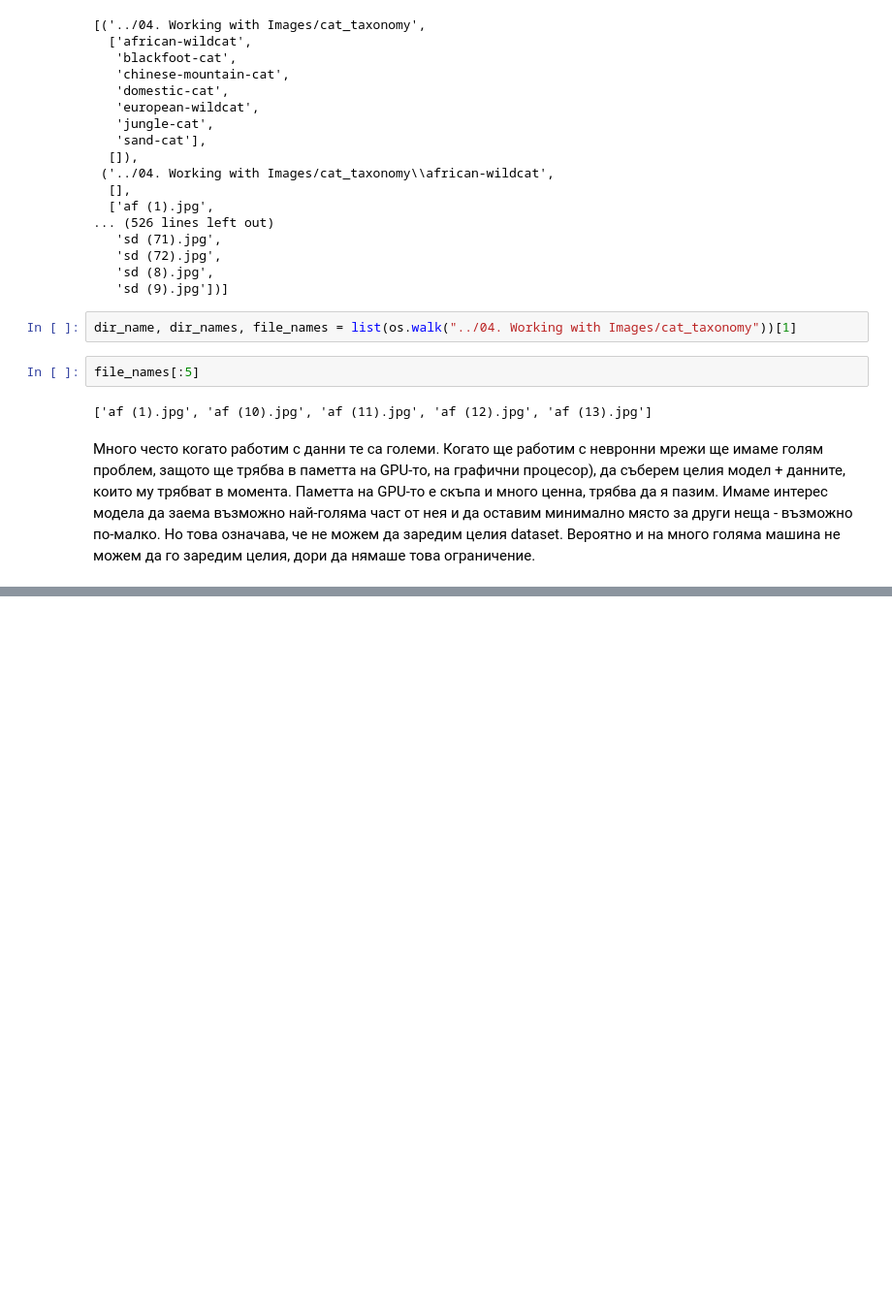
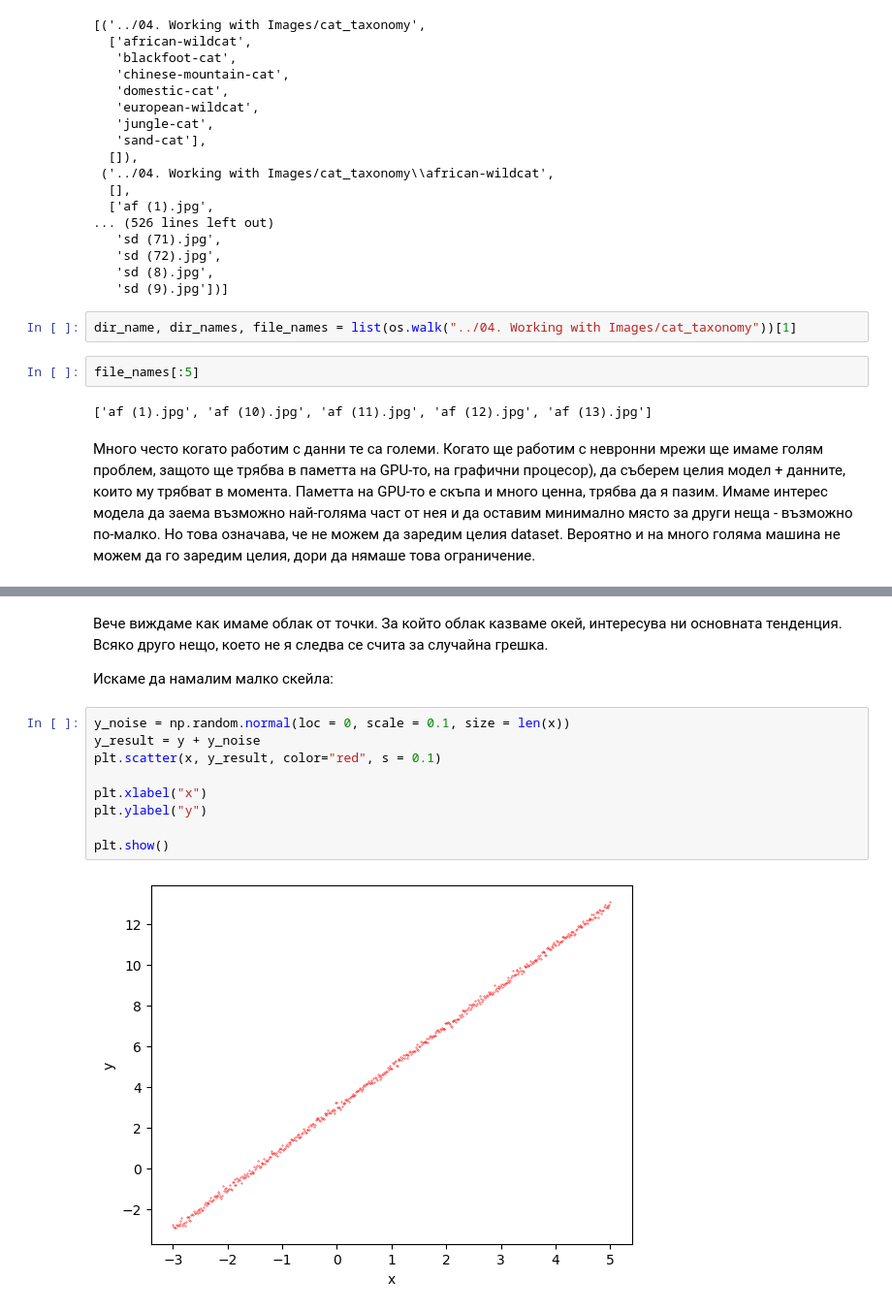
Before and after one commit to GalkaKG/Data-Science, a Jupyter notebook: 06. Regression Models/Regression Models.ipynb, the cells around one changed output, grey strips where cells are left out. Shown at 97% size. Cells and saved outputs as stored; diff of their text form; blank space fills up the shorter version.

```diff
--- a/06. Regression Models/Regression Models.ipynb
+++ b/06. Regression Models/Regression Models.ipynb
@@ -68,0 +210,15 @@ file_names[:5]
+# %% [markdown]
+Вече виждаме как имаме облак от точки. За който облак казваме окей, интересува ни основната тенденция. Всяко друго нещо, което не я следва се счита за случайна грешка.
+
+Искаме да намалим малко скейла:
+# %%
+y_noise = np.random.normal(loc = 0, scale = 0.1, size = len(x))
+y_result = y + y_noise
+plt.scatter(x, y_result, color="red", s = 0.1)
+
+plt.xlabel("x")
+plt.ylabel("y")
+
+plt.show()
+# %% [output]
+[figure, added]
```
Also changed, not shown: parts of 31 cells of this notebook, 1 other file.
